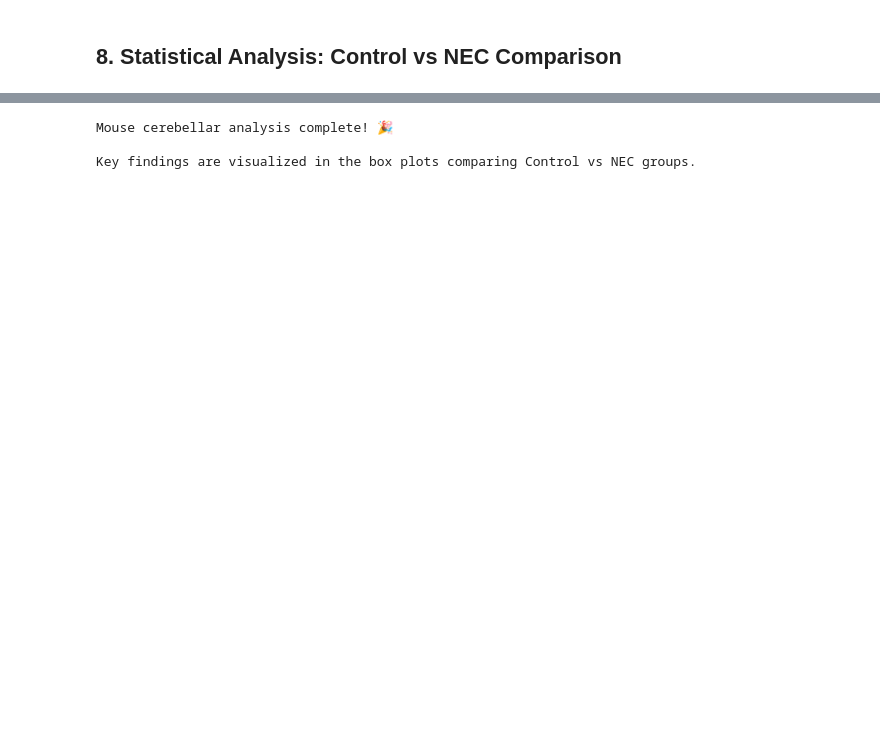
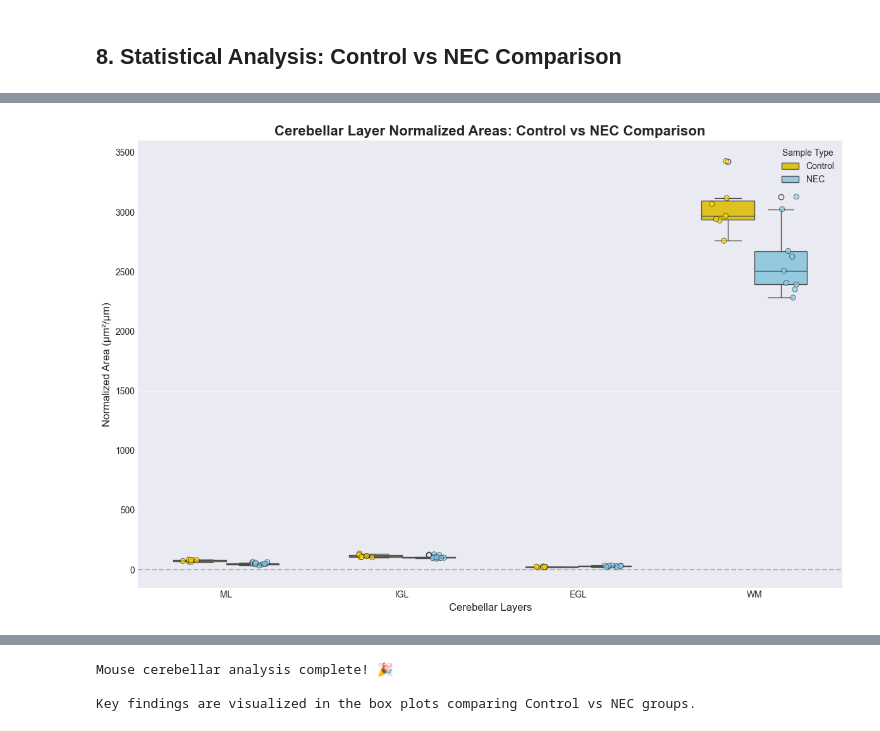
Before and after one commit to robinson-vidva/shared-projects, a Jupyter notebook: NEC_Neuropathology/visualizations_neuropath_mus.ipynb, the cells around one changed output, grey strips where cells are left out. Saved outputs shown, nothing was run; the diff lists cells and outputs as text; code cells hidden in the pictures; blank space fills up the shorter version.

Commit message:
mosue data updated

```diff
--- a/NEC_Neuropathology/visualizations_neuropath_mus.ipynb
+++ b/NEC_Neuropathology/visualizations_neuropath_mus.ipynb
@@ -617,49 +677,60 @@ WM Layer:
 # %% [markdown]
 ## 8. Statistical Analysis: Control vs NEC Comparison
 # %%
-print("Statistical Analysis: Control vs NEC Comparison")
-print("="*60)
+# Prepare data for box plots
+melted_df = pivoted_df.melt(id_vars=['Sample_full', 'Sample_type'],
+                           value_vars=['ML', 'IGL', 'EGL', 'WM'],
+                           var_name='Layer',
+                           value_name='Normalized_Area')
+melted_df = melted_df.dropna()
 
-# Perform statistical tests for each layer
-for layer in ['ML', 'IGL', 'EGL', 'WM']:
-    layer_data = melted_df[melted_df['Layer'] == layer]
-    control_values = layer_data[layer_data['Sample_type'] == 'Control']['Normalized_Area']
-    nec_values = layer_data[layer_data['Sample_type'] == 'NEC']['Normalized_Area']
+# Create box plot comparing Control vs NEC for all layers
+plt.figure(figsize=(12, 8))
 
-    if len(control_values) > 0 and len(nec_values) > 0:
-        print(f"\n{layer} Layer:")
-        print(f"  Control: n={len(control_values)}, mean={control_values.mean():.3f}, std={control_values.std():.3f}")
-        print(f"  NEC: n={len(nec_values)}, mean={nec_values.mean():.3f}, std={nec_values.std():.3f}")
+# Use the same color palette as the provided example
+palette = {'Control': '#FFD700', 'NEC': '#87CEEB'}  # Gold for Control, Sky Blue for NEC
 
-        # Check normality
-        if len(control_values) >= 3:
-            _, p_control = stats.shapiro(control_values)
-            print(f"  Control normality (Shapiro-Wilk): p={p_control:.3f}")
+# Create box plot
+ax = sns.boxplot(data=melted_df,
+                x='Layer',
+                y='Normalized_Area',
+                hue='Sample_type',
+                palette=palette,
+                width=0.6)
 
-        if len(nec_values) >= 3:
-            _, p_nec = stats.shapiro(nec_values)
-            print(f"  NEC normality (Shapiro-Wilk): p={p_nec:.3f}")
+# Add individual points
+sns.stripplot(data=melted_df,
+             x='Layer',
+             y='Normalized_Area',
+             hue='Sample_type',
+             dodge=True,
+             palette=palette,
+             size=6,
+             alpha=0.7,
+             edgecolor='black',
+             linewidth=0.5,
+             ax=ax)
 
-        # Perform appropriate test
-        if len(control_values) >= 3 and len(nec_values) >= 3:
-            # Use Mann-Whitney U test (non-parametric)
-            statistic, p_value = stats.mannwhitneyu(control_values, nec_values, alternative='two-sided')
-            print(f"  Mann-Whitney U test: U={statistic:.3f}, p={p_value:.3f}")
+# Customize plot
+plt.title('Cerebellar Layer Normalized Areas: Control vs NEC Comparison',
+         fontsize=16, fontweight='bold')
+plt.xlabel('Cerebellar Layers', fontsize=12)
+plt.ylabel('Normalized Area (µm²/µm)', fontsize=12)
 
-            # Effect size (Cohen's d)
-            pooled_std = np.sqrt((control_values.std()**2 + nec_values.std()**2) / 2)
-            if pooled_std > 0:
-                cohens_d = (control_values.mean() - nec_values.mean()) / pooled_std
-                print(f"  Cohen's d: {cohens_d:.3f}")
+# Add horizontal line at y=1.0 (reference line)
+plt.axhline(y=1.0, color='gray', linestyle='--', alpha=0.5)
 
-            # Significance markers for plotting
-            if p_value < 0.001:
-                sig_marker = "***"
-            elif p_value < 0.01:
-                sig_marker = "**"
-            elif p_value < 0.05:
-                sig_marker = "*"
-            else:
-                sig_marker = "ns"
-            print(f"  Significance: {sig_marker}")
+# Remove duplicate legend entries
+handles, labels = ax.get_legend_handles_labels()
+plt.legend(handles[:2], labels[:2], title='Sample Type', loc='upper right')
+
+# Add grid
+plt.grid(True, alpha=0.3, axis='y')
+
+# Adjust layout
+plt.tight_layout()
+
+# Save figure
+save_figure('control_vs_nec_boxplot_all_layers')
+plt.show()
 # %% [output]
@@ -683 +738,2 @@ ML Layer:
+[figure, added]
 # %% [markdown]
```
Also changed, not shown: parts of 20 cells of this notebook.
